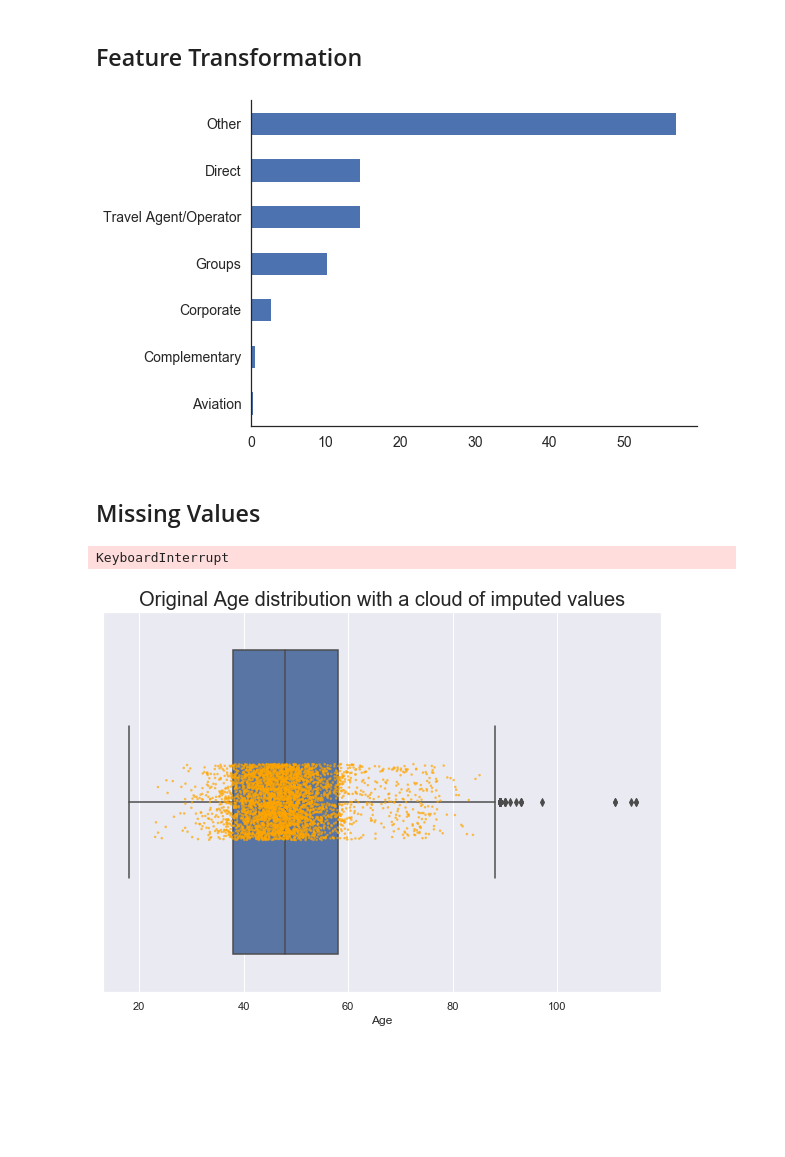
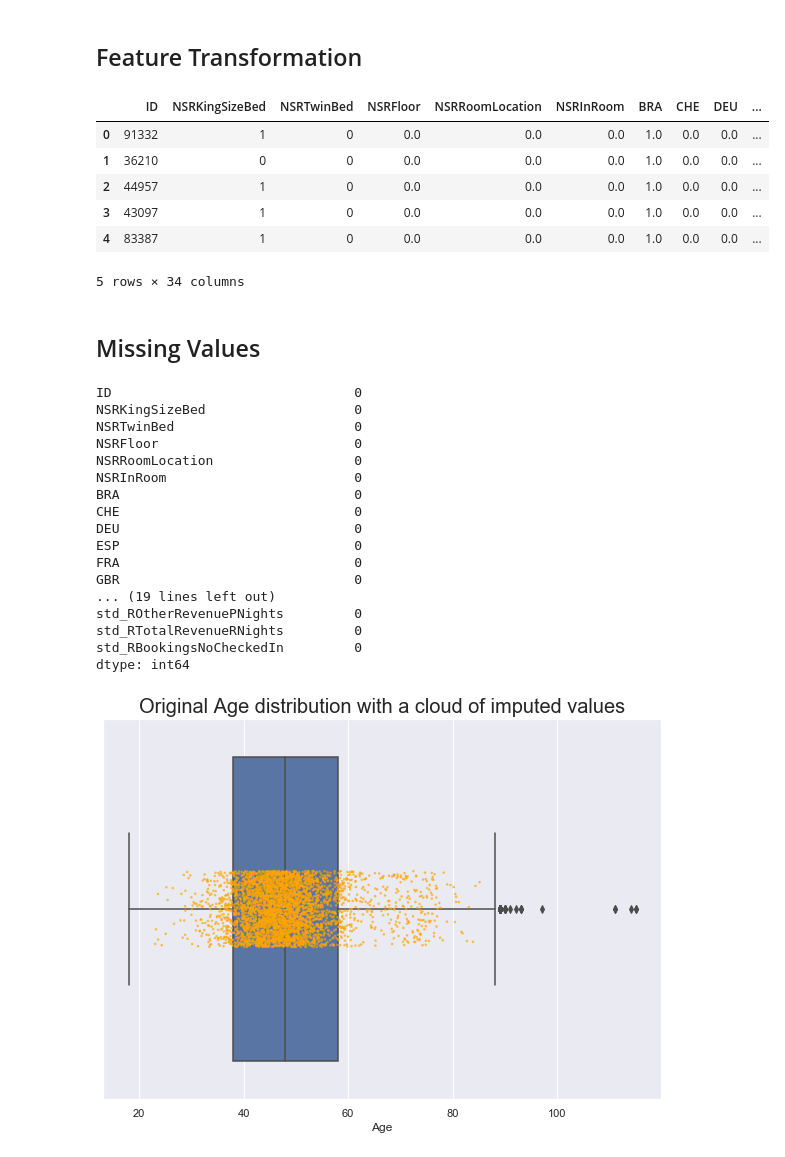
Before and after one commit to pmfs-alves/BCDS_Proj1_Segmentation, a Jupyter notebook: David.ipynb, the cells around one changed output. Drawn from its saved outputs; the diff is of its cells as text; code cells hidden in the pictures; blank space fills up the shorter version.

```diff
--- a/David.ipynb
+++ b/David.ipynb
@@ -689,23 +705,21 @@ ohe = prep.OneHotEncoder(drop="first", sparse=False)
 ohe_df = pd.DataFrame(ohe.fit_transform(df_clean[["NNationality", "DistributionChannel"]]),
                       index=df_clean.index, columns=np.append(ohe.categories_[0][1:], ohe.categories_[1][1:]))
 df_clean = df_clean.drop(["NNationality", "DistributionChannel"], axis=1).merge(ohe_df, right_index=True, left_index=True)
-# %%
-sns.set_style("white")
-
-# figure
-fig = plt.figure(figsize=(8, 6))
-
-# plot
-(df["MarketSegment"].value_counts()/df.shape[0]*100).sort_values(ascending=True).plot(kind="barh", fontsize=14)
-
-# layout
-sns.despine()
-
-plt.savefig("old_market_segments.png", format="png")
-# %% [output]
-[figure, removed]
 # %%
 std = prep.StandardScaler()
-["Age", "DaysSinceCreation", "AverageLeadTime", "BookingsCanceled", "BookingsNoShowed", "BookingsCheckedIn", "RoomNights", "RTotalRevenueCheckedIn", "ROtherRevenueCheckedIn", "ROtherRevenuePNights", "RTotalRevenueRNights", "RBookingsNoCheckedIn"]
+std_vars = ["Age", "DaysSinceCreation", "AverageLeadTime", "BookingsCanceled", "BookingsNoShowed", "BookingsCheckedIn", "RoomNights",
+                            "RTotalRevenueCheckedIn", "ROtherRevenueCheckedIn", "ROtherRevenuePNights", "RTotalRevenueRNights", "RBookingsNoCheckedIn"]
+std_df = pd.DataFrame(std.fit_transform(df_clean[std_vars]), index=df_clean.index, columns=map(lambda x: "std_"+x, std_vars))
+df_clean = df_clean.drop(std_vars, axis=1).merge(std_df, right_index=True, left_index=True)
+# %%
+df_clean.head()
+# %% [output]
+|  | ID | NSRKingSizeBed | NSRTwinBed | NSRFloor | NSRRoomLocation | NSRInRoom | BRA | CHE | DEU | ... |
+| 0 | 91332 | 1 | 0 | 0.0 | 0.0 | 0.0 | 1.0 | 0.0 | 0.0 | ... |
+| 1 | 36210 | 0 | 0 | 0.0 | 0.0 | 0.0 | 1.0 | 0.0 | 0.0 | ... |
+| 2 | 44957 | 1 | 0 | 0.0 | 0.0 | 0.0 | 1.0 | 0.0 | 0.0 | ... |
+| 3 | 43097 | 1 | 0 | 0.0 | 0.0 | 0.0 | 1.0 | 0.0 | 0.0 | ... |
+| 4 | 83387 | 1 | 0 | 0.0 | 0.0 | 0.0 | 1.0 | 0.0 | 0.0 | ... |
+5 rows × 34 columns
 # %% [markdown]
 ## Missing Values
@@ -736,7 +726,24 @@ plt.show()
+# %%
+df_clean.isna().sum()
+# %% [output]
+ID                               0
+NSRKingSizeBed                   0
+NSRTwinBed                       0
+NSRFloor                         0
+NSRRoomLocation                  0
+NSRInRoom                        0
+BRA                              0
+CHE                              0
+DEU                              0
+ESP                              0
+FRA                              0
+GBR                              0
+... (19 lines left out)
+std_ROtherRevenuePNights         0
+std_RTotalRevenueRNights         0
+std_RBookingsNoCheckedIn         0
+dtype: int64
 # %%
 from sklearn.impute import KNNImputer
 imputer = KNNImputer(n_neighbors=10, weights="distance")
-# data = gb_df.select_dtypes(include="number").drop("ID", axis=1)
-imp_data = imputer.fit_transform(uncorr_df)
+imp_data = imputer.fit_transform(df_clean.drop("ID", axis=1))
-# %% [output]
-KeyboardInterrupt
```
Also changed, not shown: parts of 3 cells of this notebook, 1 other file.
